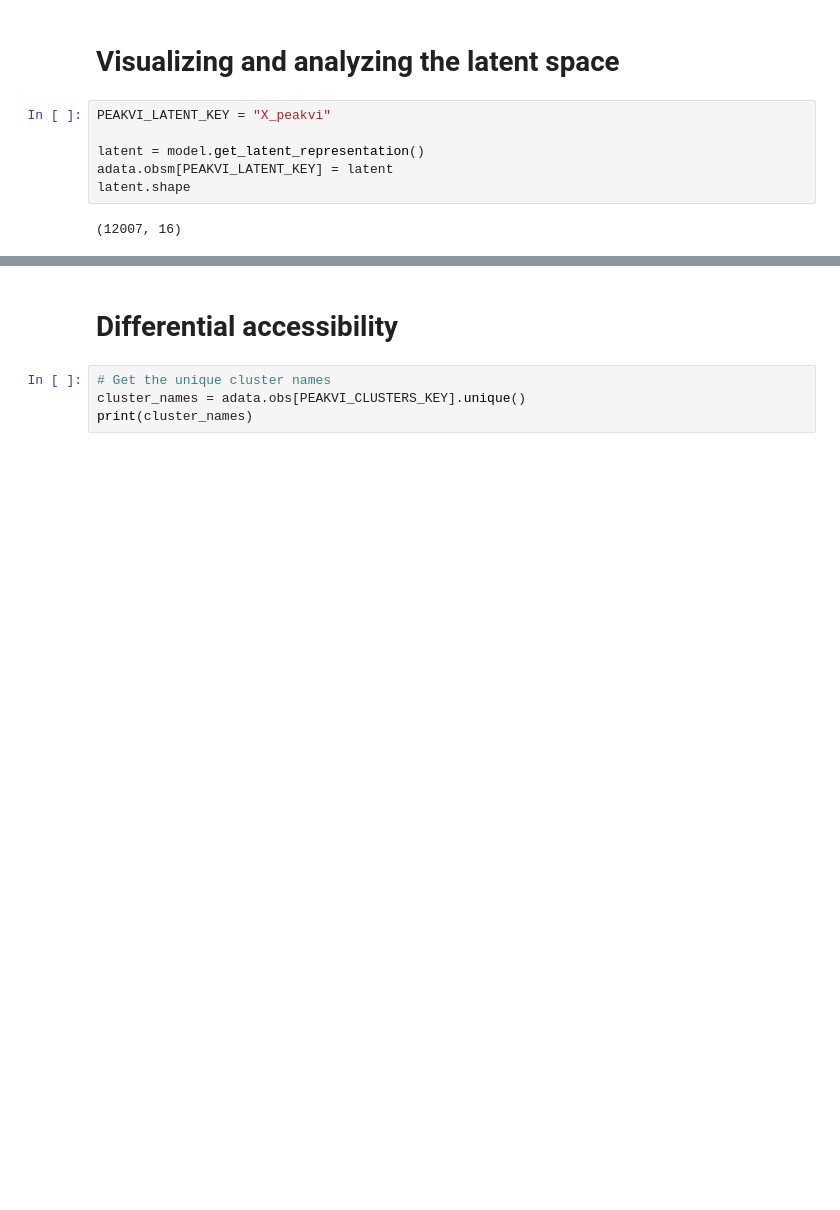
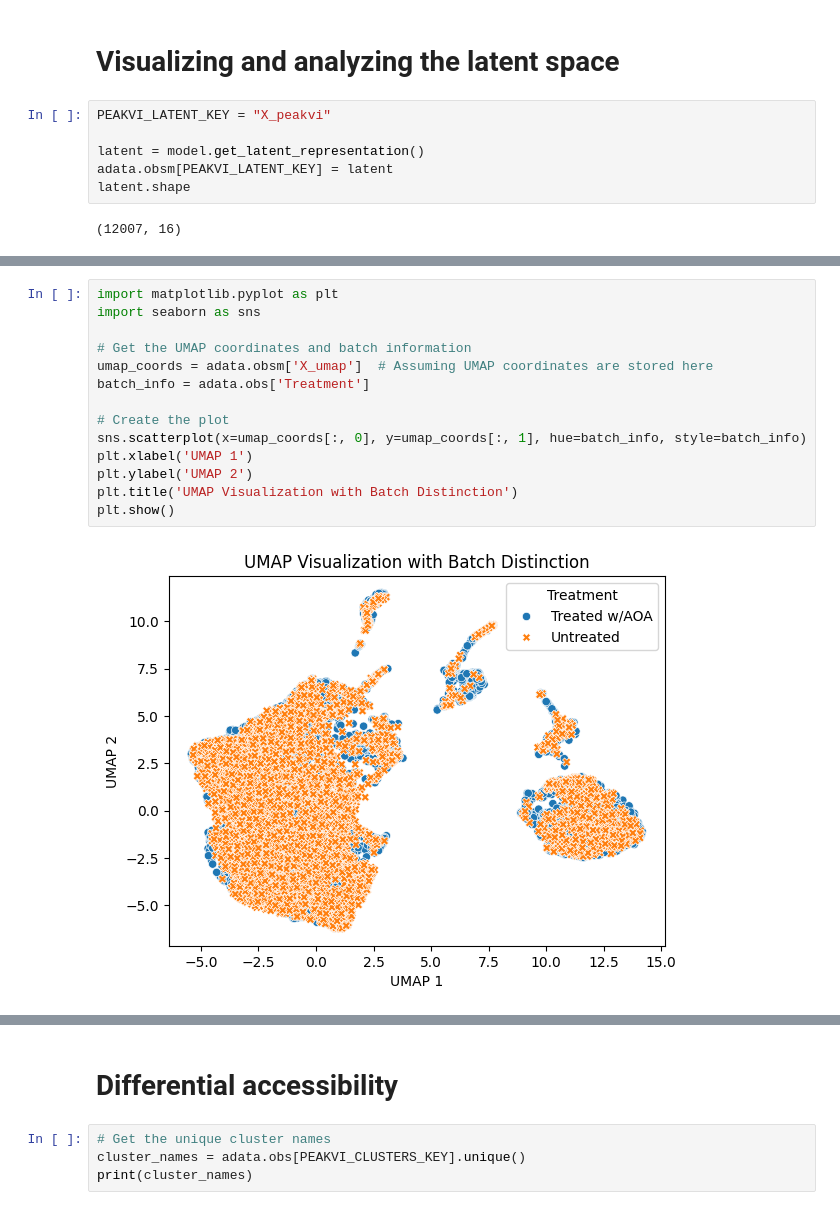
Before and after one commit to Droslj/scATAC-seq-complete-, a Jupyter notebook: scATAC_seq_(1)_scVI_exec.ipynb, the cells around one changed output, grey strips where cells are left out. Drawn from its saved outputs; the diff is of its cells as text; blank space fills up the shorter version.

```diff
--- a/scATAC_seq_(1)_scVI_exec.ipynb
+++ b/scATAC_seq_(1)_scVI_exec.ipynb
@@ -231,2 +233,18 @@ sc.pl.umap(adata, color=PEAKVI_CLUSTERS_KEY)
+# %%
+import matplotlib.pyplot as plt
+import seaborn as sns
+
+# Get the UMAP coordinates and batch information
+umap_coords = adata.obsm['X_umap']  # Assuming UMAP coordinates are stored here
+batch_info = adata.obs['Treatment']
+
+# Create the plot
+sns.scatterplot(x=umap_coords[:, 0], y=umap_coords[:, 1], hue=batch_info, style=batch_info)
+plt.xlabel('UMAP 1')
+plt.ylabel('UMAP 2')
+plt.title('UMAP Visualization with Batch Distinction')
+plt.show()
+# %% [output]
+[figure, added]
 # %%
 adata.obs
```
Also changed, not shown: parts of 5 cells of this notebook.
